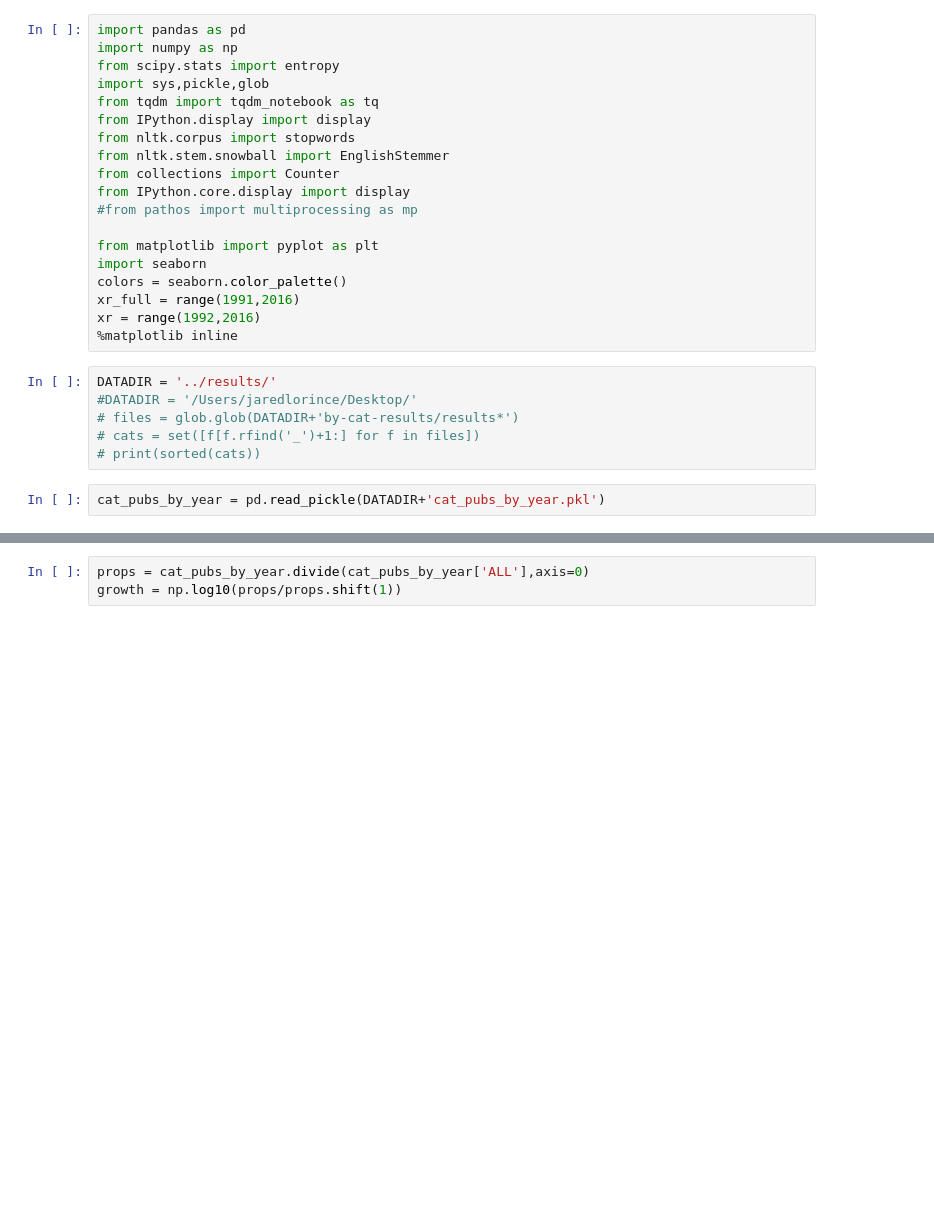
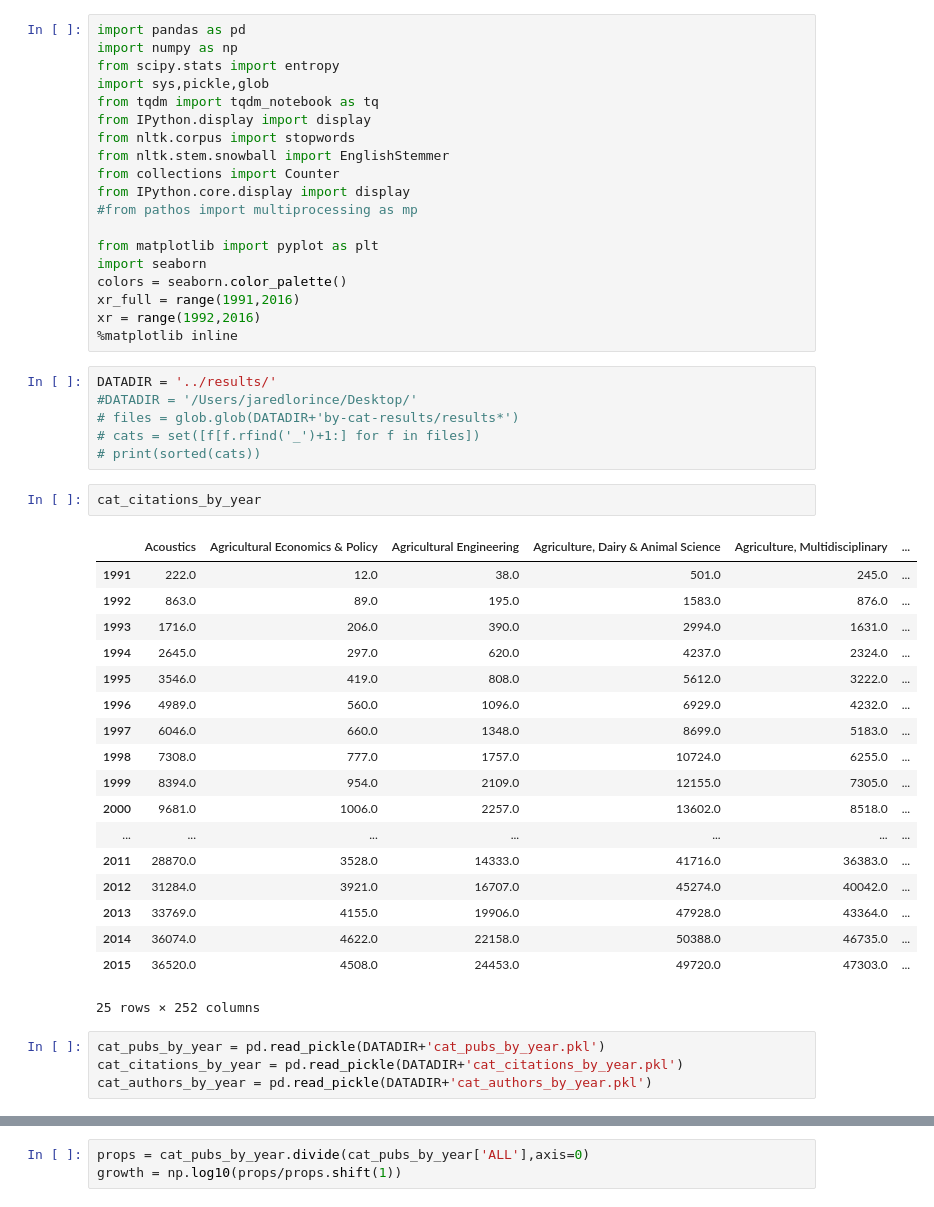
Before and after one commit to jlorince/wos-text-dynamics, a Jupyter notebook: notebooks/data-exploration.ipynb, the cells around one changed output, grey strips where cells are left out. Drawn from its saved outputs; the diff is of its cells as text; blank space fills up the shorter version.

```diff
--- a/notebooks/data-exploration.ipynb
+++ b/notebooks/data-exploration.ipynb
@@ -23,5 +23,28 @@ DATADIR = '../results/'
 # files = glob.glob(DATADIR+'by-cat-results/results*')
 # cats = set([f[f.rfind('_')+1:] for f in files])
 # print(sorted(cats))
+# %%
+cat_citations_by_year
+# %% [output]
+|  | Acoustics | Agricultural Economics & Policy | Agricultural Engineering | Agriculture, Dairy & Animal Science | Agriculture, Multidisciplinary | ... |
+| 1991 | 222.0 | 12.0 | 38.0 | 501.0 | 245.0 | ... |
+| 1992 | 863.0 | 89.0 | 195.0 | 1583.0 | 876.0 | ... |
+| 1993 | 1716.0 | 206.0 | 390.0 | 2994.0 | 1631.0 | ... |
+| 1994 | 2645.0 | 297.0 | 620.0 | 4237.0 | 2324.0 | ... |
+| 1995 | 3546.0 | 419.0 | 808.0 | 5612.0 | 3222.0 | ... |
+| 1996 | 4989.0 | 560.0 | 1096.0 | 6929.0 | 4232.0 | ... |
+| 1997 | 6046.0 | 660.0 | 1348.0 | 8699.0 | 5183.0 | ... |
+| 1998 | 7308.0 | 777.0 | 1757.0 | 10724.0 | 6255.0 | ... |
+| 1999 | 8394.0 | 954.0 | 2109.0 | 12155.0 | 7305.0 | ... |
+| 2000 | 9681.0 | 1006.0 | 2257.0 | 13602.0 | 8518.0 | ... |
+| ... | ... | ... | ... | ... | ... | ... |
+| 2011 | 28870.0 | 3528.0 | 14333.0 | 41716.0 | 36383.0 | ... |
+| 2012 | 31284.0 | 3921.0 | 16707.0 | 45274.0 | 40042.0 | ... |
+| 2013 | 33769.0 | 4155.0 | 19906.0 | 47928.0 | 43364.0 | ... |
+| 2014 | 36074.0 | 4622.0 | 22158.0 | 50388.0 | 46735.0 | ... |
+| 2015 | 36520.0 | 4508.0 | 24453.0 | 49720.0 | 47303.0 | ... |
+25 rows × 252 columns
 # %%
 cat_pubs_by_year = pd.read_pickle(DATADIR+'cat_pubs_by_year.pkl')
+cat_citations_by_year = pd.read_pickle(DATADIR+'cat_citations_by_year.pkl')
+cat_authors_by_year = pd.read_pickle(DATADIR+'cat_authors_by_year.pkl')
```
Also changed, not shown: parts of 1 cell of this notebook, 5 other files.
